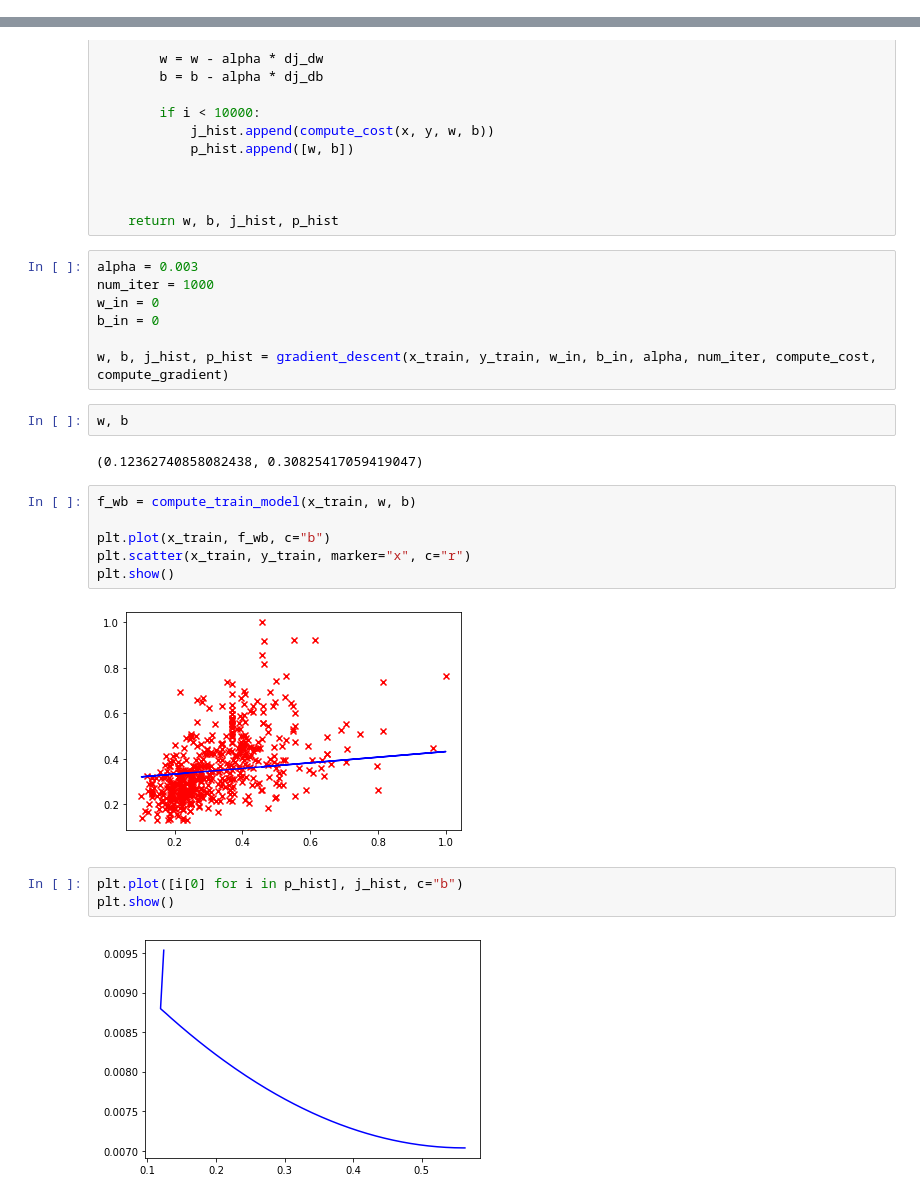
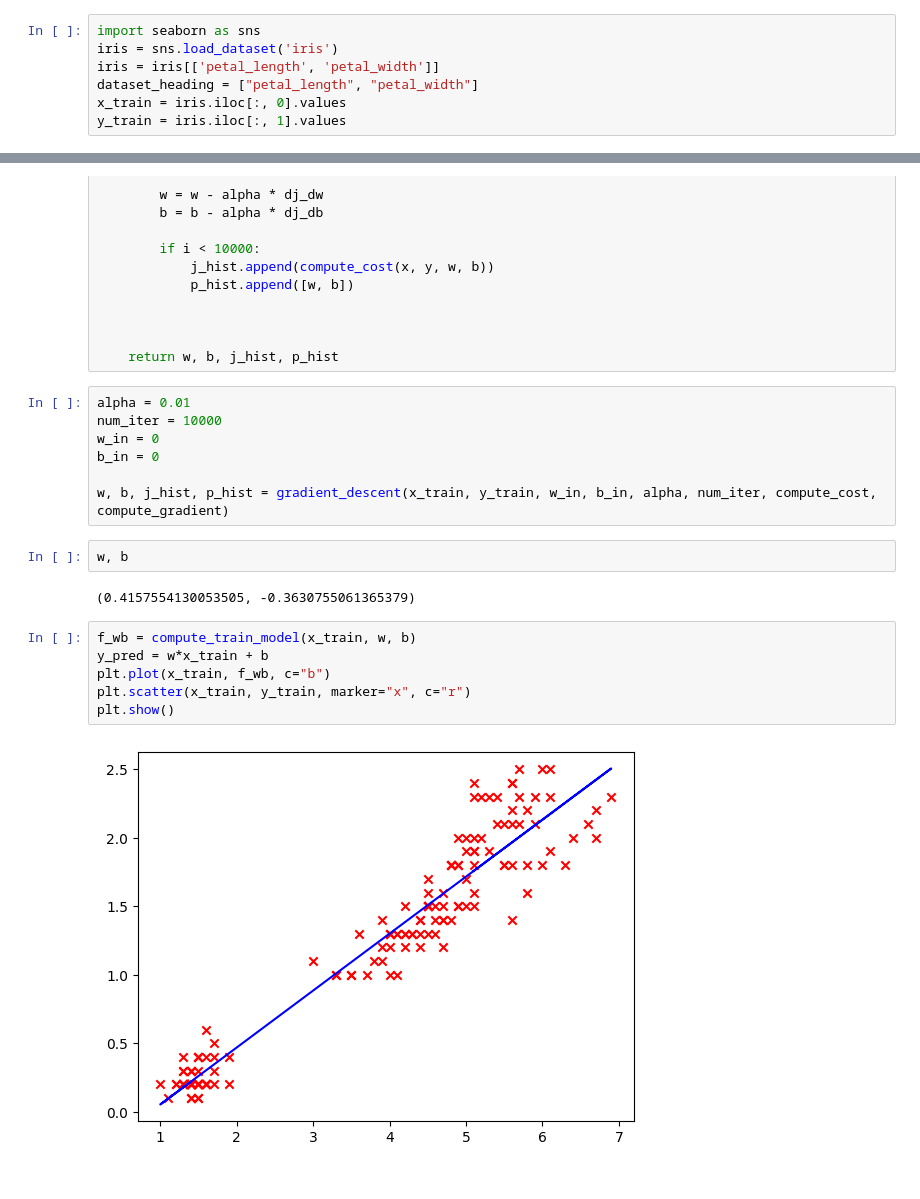
Before and after one commit to Rithish-Sripaul/machineLearningPractise, a Jupyter notebook: Practise/Linear Regression with One variable.ipynb, the cells around one changed output, grey strips where cells are left out. Saved outputs shown, nothing was run; the diff lists cells and outputs as text.

```diff
--- a/Practise/Linear Regression with One variable.ipynb
+++ b/Practise/Linear Regression with One variable.ipynb
@@ -15,3 +5,10 @@ x_train = x_train / max(x_train)
+# %%
+import seaborn as sns
+iris = sns.load_dataset('iris')
+iris = iris[['petal_length', 'petal_width']]
+dataset_heading = ["petal_length", "petal_width"]
+x_train = iris.iloc[:, 0].values
+y_train = iris.iloc[:, 1].values
 # %%
 def compute_train_model(x, w, b):
     m = x.shape[0]
@@ -68,8 +65,8 @@ def gradient_descent(x, y, w_in, b_in, alpha, num_iter, compute_cost, compute_gr
 
     return w, b, j_hist, p_hist
 # %%
-alpha = 0.003
-num_iter = 1000
+alpha = 0.01
+num_iter = 10000
 w_in = 0
 b_in = 0
 
@@ -77,17 +74,12 @@ w, b, j_hist, p_hist = gradient_descent(x_train, y_train, w_in, b_in, alpha, num
 # %%
 w, b
 # %% [output]
-(0.12362740858082438, 0.30825417059419047)
+(0.4157554130053505, -0.3630755061365379)
 # %%
 f_wb = compute_train_model(x_train, w, b)
-
+y_pred = w*x_train + b
 plt.plot(x_train, f_wb, c="b")
 plt.scatter(x_train, y_train, marker="x", c="r")
 plt.show()
 # %% [output]
-[figure, old version]
+[figure, new version]
-# %%
-plt.plot([i[0] for i in p_hist], j_hist, c="b")
-plt.show()
-# %% [output]
-[figure, removed]
```
Also changed, not shown: parts of 3 cells of this notebook, 27 other files.
